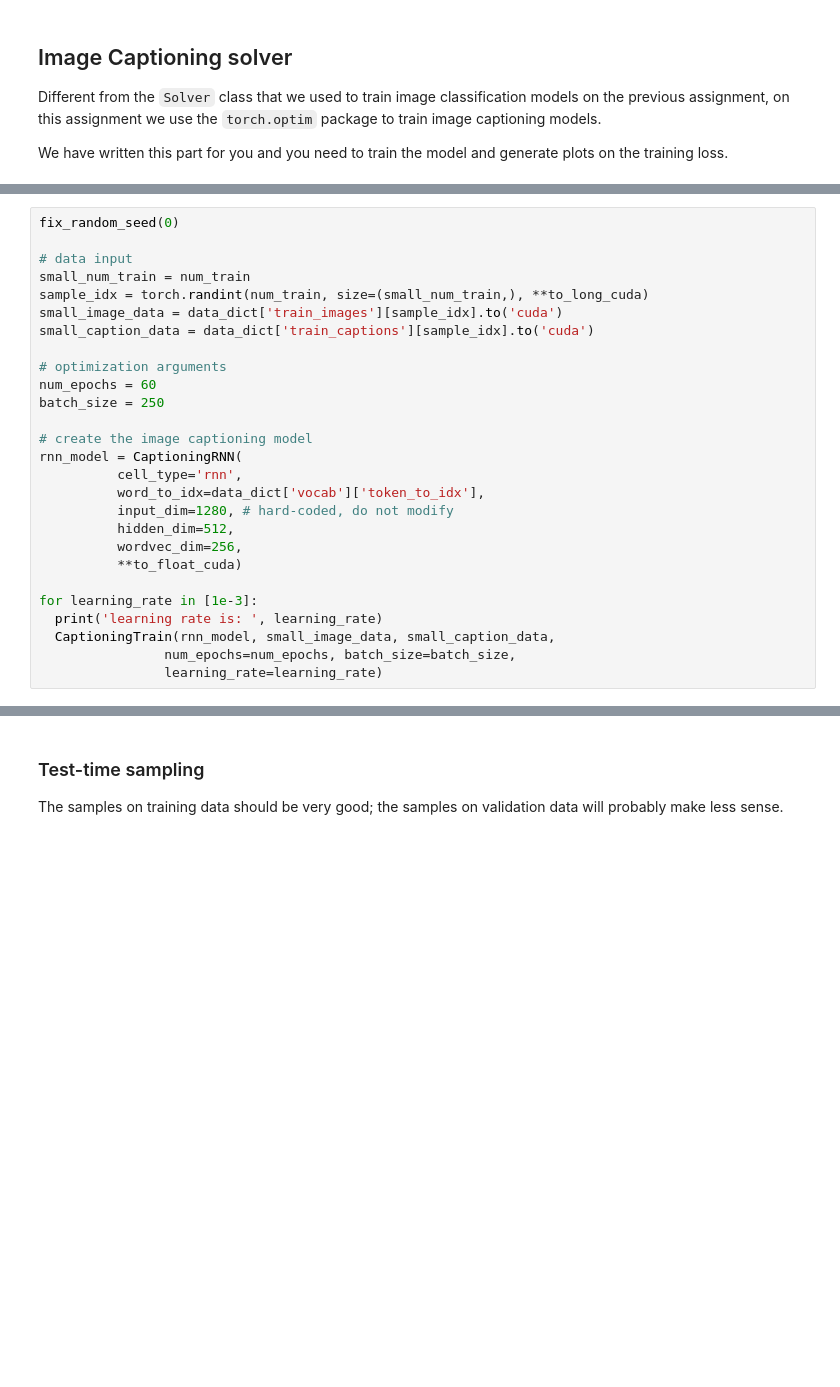
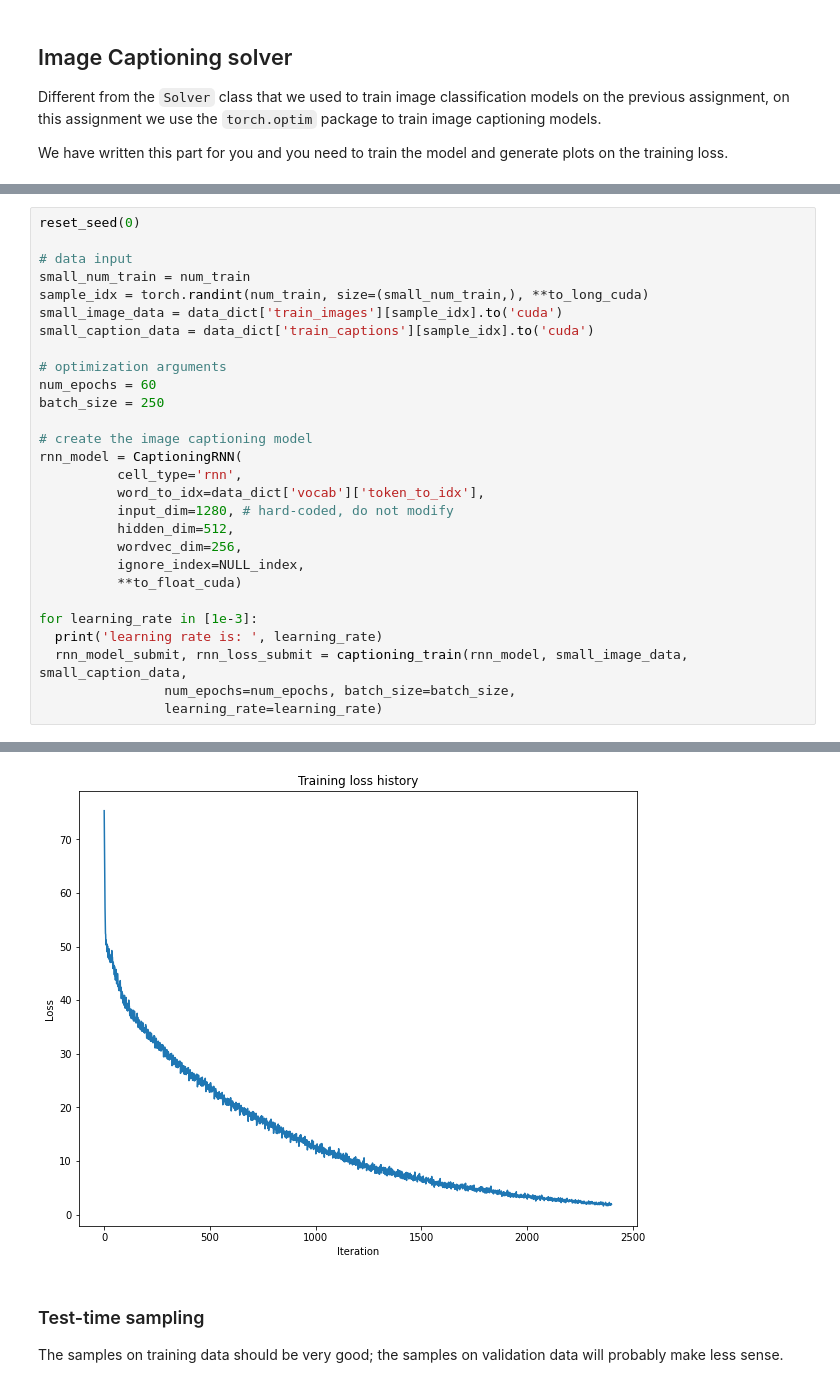
Before and after one commit to bensmidt/EECS498-DL-CV, a Jupyter notebook: A4/rnn_lstm_attention_captioning.ipynb, the cells around one changed output, grey strips where cells are left out. Saved outputs shown, nothing was run; the diff lists cells and outputs as text; blank space fills up the shorter version.

```diff
--- a/A4/rnn_lstm_attention_captioning.ipynb
+++ b/A4/rnn_lstm_attention_captioning.ipynb
@@ -1016,5 +653,5 @@ After you are done implementing the [`sample`](#scrollTo=v0M8Dq5NEOxN) method, p
 # %%
-fix_random_seed(0)
+reset_seed(0)
 
 # data input
 small_num_train = num_train
@@ -1033,10 +670,12 @@ rnn_model = CaptioningRNN(
           input_dim=1280, # hard-coded, do not modify
           hidden_dim=512,
           wordvec_dim=256,
+          ignore_index=NULL_index,
           **to_float_cuda)
 
 for learning_rate in [1e-3]:
   print('learning rate is: ', learning_rate)
-  CaptioningTrain(rnn_model, small_image_data, small_caption_data,
+  rnn_model_submit, rnn_loss_submit = captioning_train(rnn_model, small_image_data, small_caption_data,
                 num_epochs=num_epochs, batch_size=batch_size,
                 learning_rate=learning_rate)
+# %% [output]
@@ -1043,3 +699,4 @@ for learning_rate in [1e-3]:
+[figure, added]
 # %% [markdown]
 ### Test-time sampling
 The samples on training data should be very good; the samples on validation data will probably make less sense.
```
Also changed, not shown: parts of 113 cells of this notebook, 1 other file.
